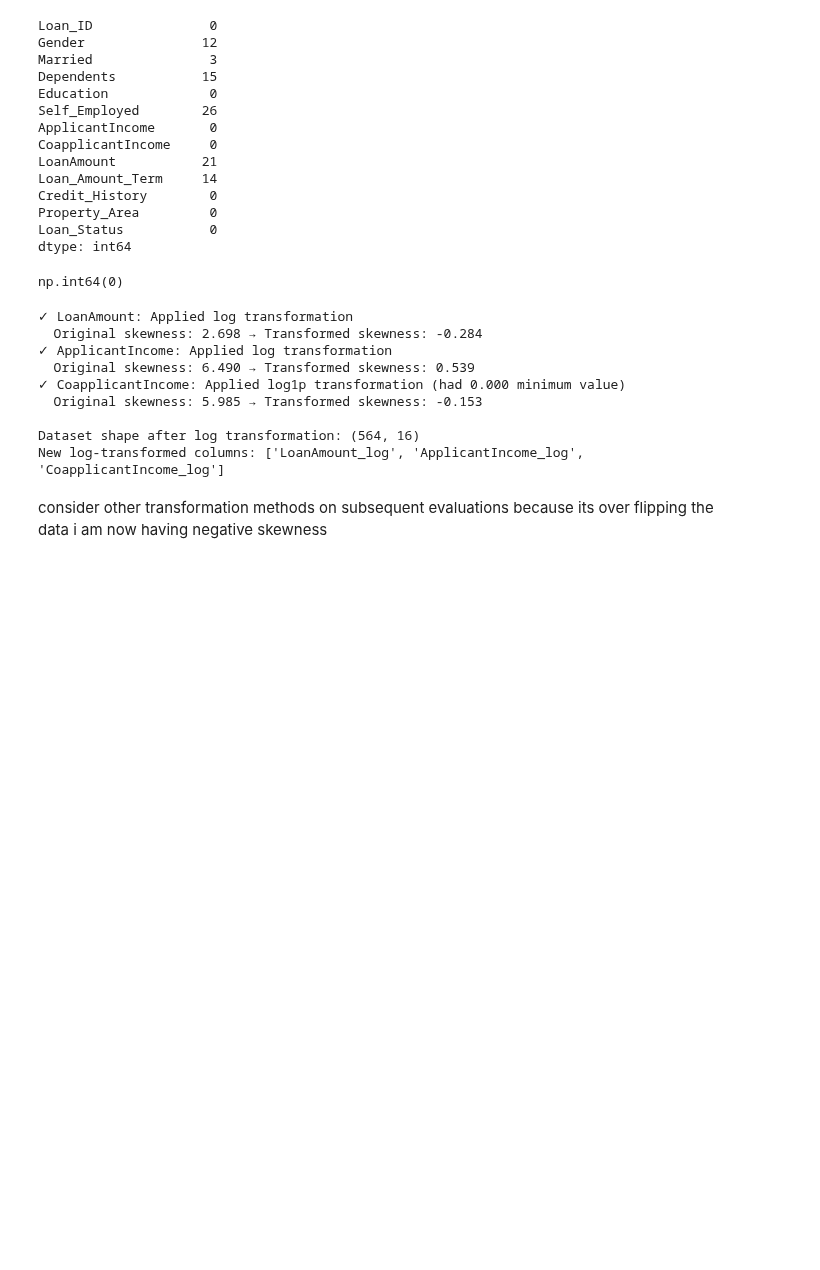
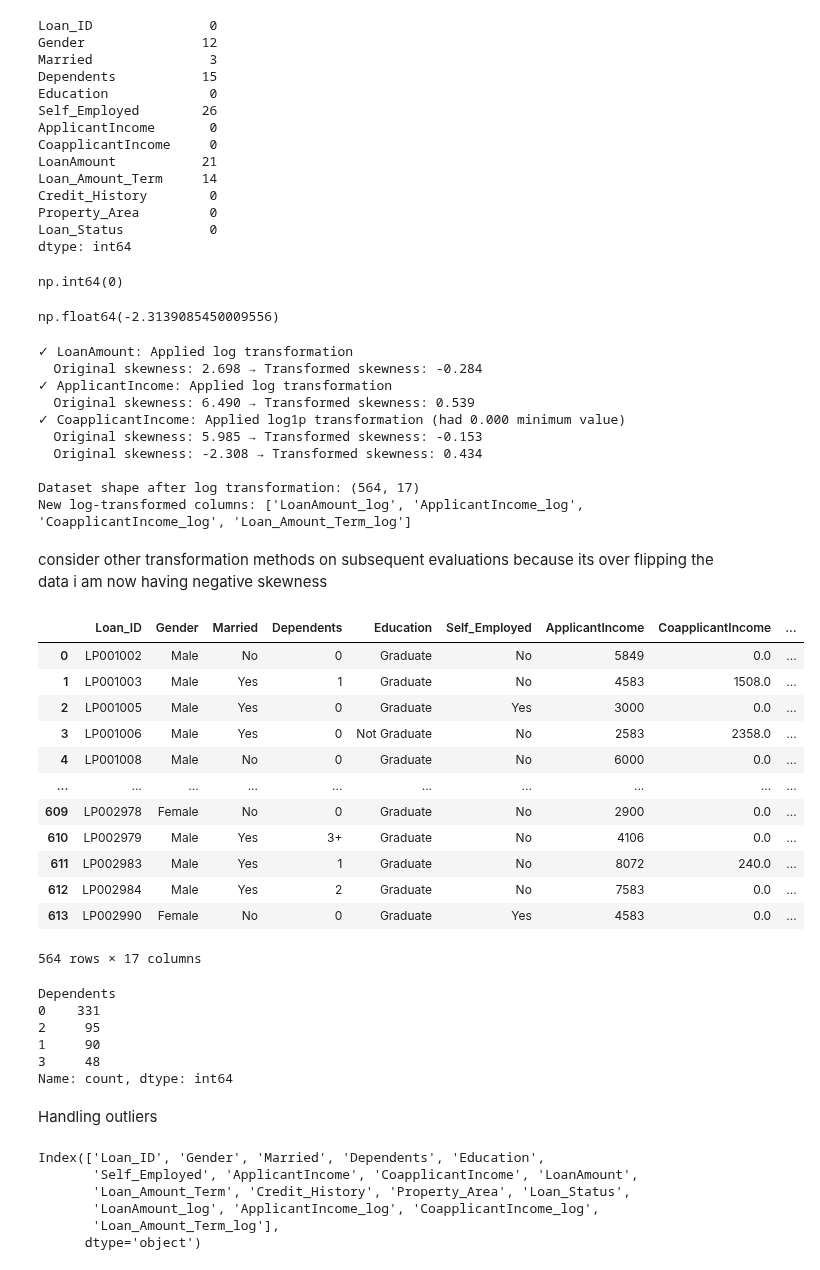
Before and after one commit to bissakaAI/DataAndData_analysis, a Jupyter notebook: Task_folder/pandas/loandatapreprocessing/loandatapreprocessing.ipynb, the cells around one changed output. Drawn from its saved outputs; the diff is of its cells as text; code cells hidden in the pictures; blank space fills up the shorter version.

```diff
--- a/Task_folder/pandas/loandatapreprocessing/loandatapreprocessing.ipynb
+++ b/Task_folder/pandas/loandatapreprocessing/loandatapreprocessing.ipynb
@@ -76,8 +76,12 @@ for col in numerical:
 df.duplicated().sum()
 # %% [output]
 np.int64(0)
+# %%
+df['Loan_Amount_Term'].skew()
+# %% [output]
+np.float64(-2.3139085450009556)
 # %%
-skewed_vars = ['LoanAmount', 'ApplicantIncome', 'CoapplicantIncome']
+skewed_vars = ['LoanAmount', 'ApplicantIncome', 'CoapplicantIncome','Loan_Amount_Term']
 
 for var in skewed_vars:
     if var in df.columns:
@@ -94,7 +98,7 @@ for var in skewed_vars:
                 print(f"✓ {var}: Applied log transformation")
         else:
             pt = PowerTransformer(method='yeo-johnson')
-            df[var] = pt.fit_transform(df[var])
+            df[f'{var}_log'] = pt.fit_transform(df[var].values.reshape(-1,1))
     # Check skewness before and after
     original_skew = skew(df[var])
     transformed_skew = skew(df[f'{var}_log'])
@@ -109,8 +113,25 @@ print("New log-transformed columns:", [col for col in df.columns if '_log' in co
   Original skewness: 6.490 → Transformed skewness: 0.539
 ✓ CoapplicantIncome: Applied log1p transformation (had 0.000 minimum value)
   Original skewness: 5.985 → Transformed skewness: -0.153
+  Original skewness: -2.308 → Transformed skewness: 0.434
 
-Dataset shape after log transformation: (564, 16)
-New log-transformed columns: ['LoanAmount_log', 'ApplicantIncome_log', 'CoapplicantIncome_log']
+Dataset shape after log transformation: (564, 17)
+New log-transformed columns: ['LoanAmount_log', 'ApplicantIncome_log', 'CoapplicantIncome_log', 'Loan_Amount_Term_log']
 # %% [markdown]
 consider other transformation methods on subsequent evaluations because its over flipping the data i am now having negative skewness
+# %%
+df
+# %% [output]
+|  | Loan_ID | Gender | Married | Dependents | Education | Self_Employed | ApplicantIncome | CoapplicantIncome | ... |
+| 0 | LP001002 | Male | No | 0 | Graduate | No | 5849 | 0.0 | ... |
+| 1 | LP001003 | Male | Yes | 1 | Graduate | No | 4583 | 1508.0 | ... |
+| 2 | LP001005 | Male | Yes | 0 | Graduate | Yes | 3000 | 0.0 | ... |
+| 3 | LP001006 | Male | Yes | 0 | Not Graduate | No | 2583 | 2358.0 | ... |
+| 4 | LP001008 | Male | No | 0 | Graduate | No | 6000 | 0.0 | ... |
+| ... | ... | ... | ... | ... | ... | ... | ... | ... | ... |
+| 609 | LP002978 | Female | No | 0 | Graduate | No | 2900 | 0.0 | ... |
+| 610 | LP002979 | Male | Yes | 3+ | Graduate | No | 4106 | 0.0 | ... |
+| 611 | LP002983 | Male | Yes | 1 | Graduate | No | 8072 | 240.0 | ... |
+| 612 | LP002984 | Male | Yes | 2 | Graduate | No | 7583 | 0.0 | ... |
+| 613 | LP002990 | Female | No | 0 | Graduate | Yes | 4583 | 0.0 | ... |
+564 rows × 17 columns
@@ -116,0 +140,20 @@ consider other transformation methods on subsequent evaluations because its over
+# %%
+df['Dependents'].value_counts()
+# %% [output]
+Dependents
+0    331
+2     95
+1     90
+3     48
+Name: count, dtype: int64
+# %% [markdown]
+Handling outliers
+# %%
+df.columns
+# %% [output]
+Index(['Loan_ID', 'Gender', 'Married', 'Dependents', 'Education',
+       'Self_Employed', 'ApplicantIncome', 'CoapplicantIncome', 'LoanAmount',
+       'Loan_Amount_Term', 'Credit_History', 'Property_Area', 'Loan_Status',
+       'LoanAmount_log', 'ApplicantIncome_log', 'CoapplicantIncome_log',
+       'Loan_Amount_Term_log'],
+      dtype='object')
```
Also changed, not shown: parts of 13 cells of this notebook.
